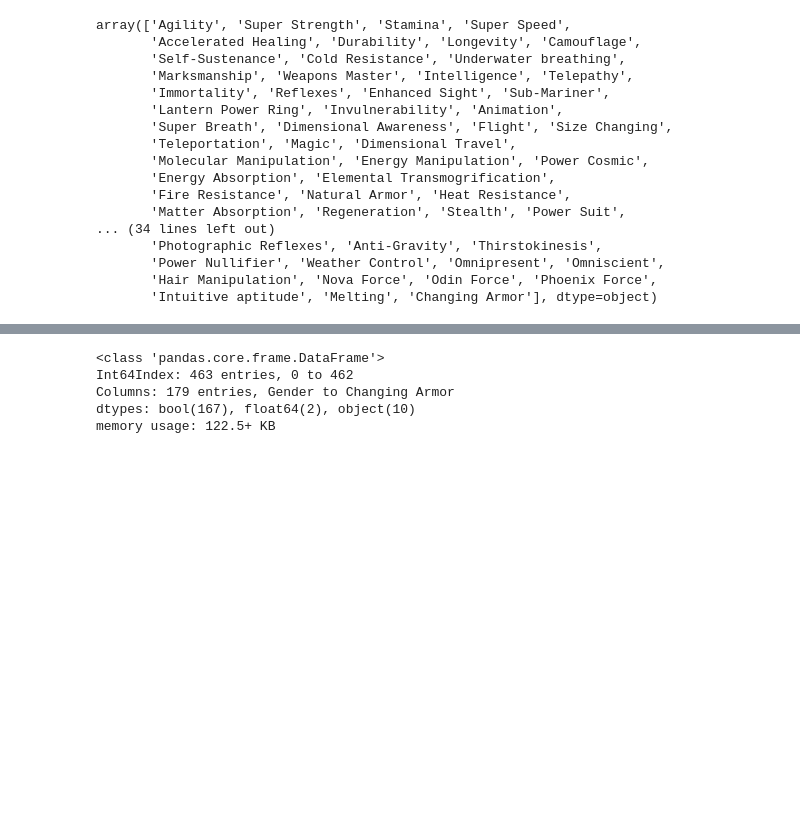
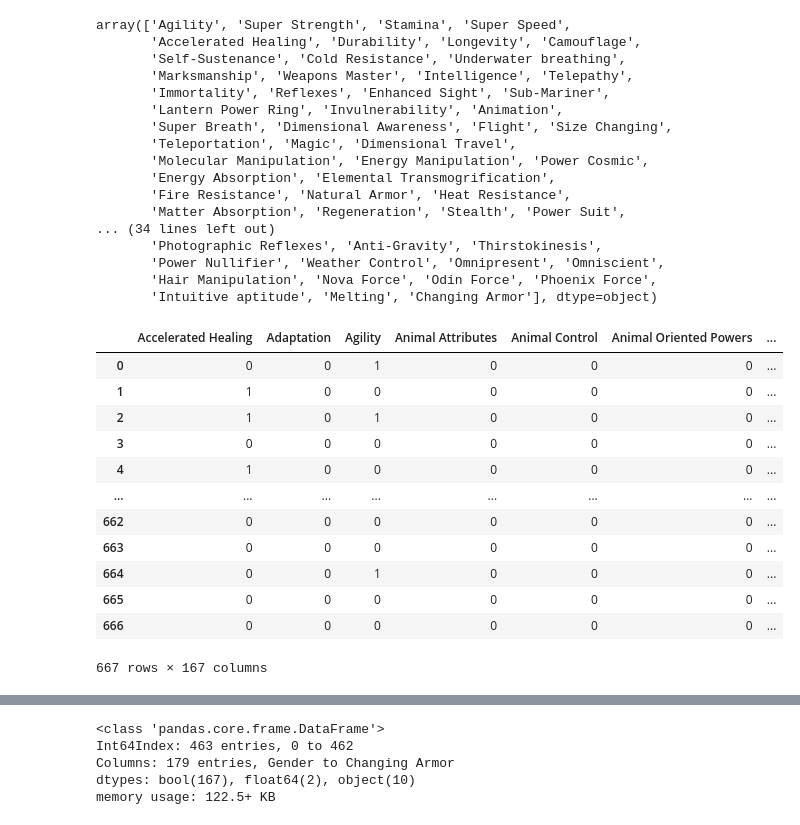
Before and after one commit to ninja-josh/stack-4-work, a Jupyter notebook: Advanced Transformation Assignment/Advanced Transformations Assignment.ipynb, the cells around one changed output, grey strips where cells are left out. Drawn from its saved outputs; the diff is of its cells as text; code cells hidden in the pictures; blank space fills up the shorter version.

```diff
--- a/Advanced Transformation Assignment/Advanced Transformations Assignment.ipynb
+++ b/Advanced Transformation Assignment/Advanced Transformations Assignment.ipynb
@@ -151,6 +151,22 @@ array(['Agility', 'Super Strength', 'Stamina', 'Super Speed',
        'Power Nullifier', 'Weather Control', 'Omnipresent', 'Omniscient',
        'Hair Manipulation', 'Nova Force', 'Odin Force', 'Phoenix Force',
        'Intuitive aptitude', 'Melting', 'Changing Armor'], dtype=object)
+# %%
+super_powers['Powers'].str.get_dummies(sep=',')
+# %% [output]
+|  | Accelerated Healing | Adaptation | Agility | Animal Attributes | Animal Control | Animal Oriented Powers | ... |
+| 0 | 0 | 0 | 1 | 0 | 0 | 0 | ... |
+| 1 | 1 | 0 | 0 | 0 | 0 | 0 | ... |
+| 2 | 1 | 0 | 1 | 0 | 0 | 0 | ... |
+| 3 | 0 | 0 | 0 | 0 | 0 | 0 | ... |
+| 4 | 1 | 0 | 0 | 0 | 0 | 0 | ... |
+| ... | ... | ... | ... | ... | ... | ... | ... |
+| 662 | 0 | 0 | 0 | 0 | 0 | 0 | ... |
+| 663 | 0 | 0 | 0 | 0 | 0 | 0 | ... |
+| 664 | 0 | 0 | 1 | 0 | 0 | 0 | ... |
+| 665 | 0 | 0 | 0 | 0 | 0 | 0 | ... |
+| 666 | 0 | 0 | 0 | 0 | 0 | 0 | ... |
+667 rows × 167 columns
 # %%
 # One-hot encode the powers
 for col in cols_to_make:
```
Also changed, not shown: 32 other files.
